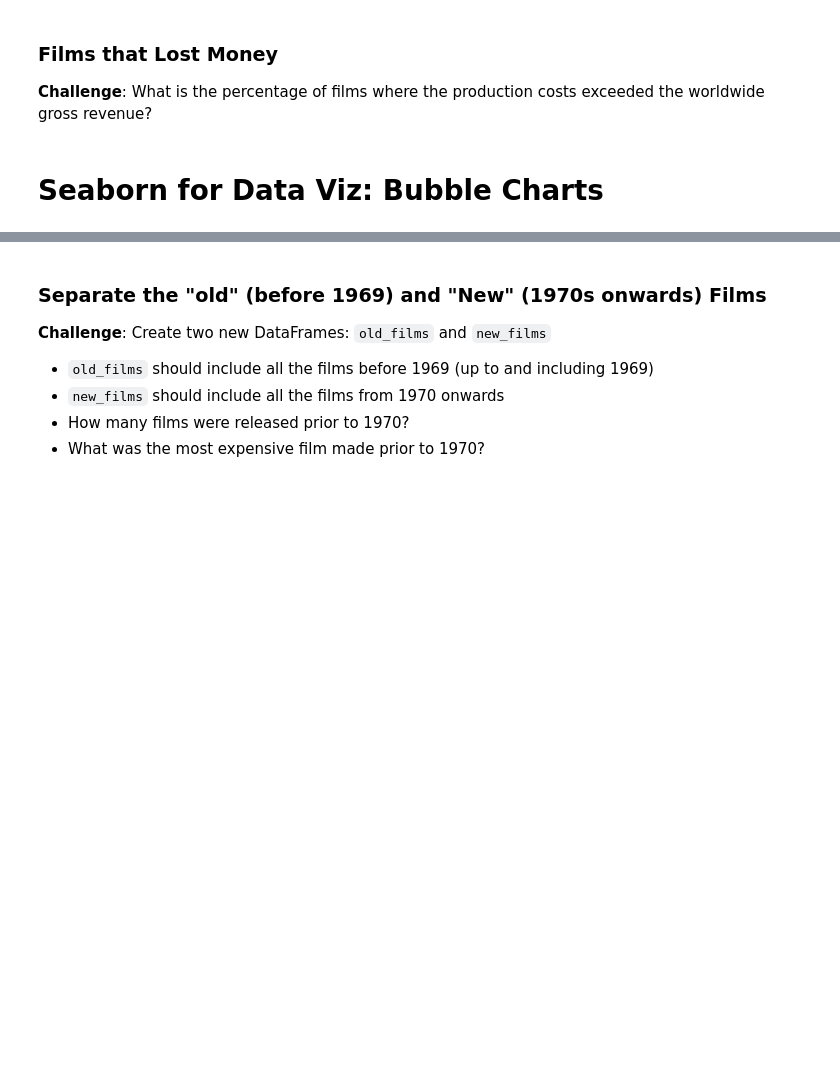
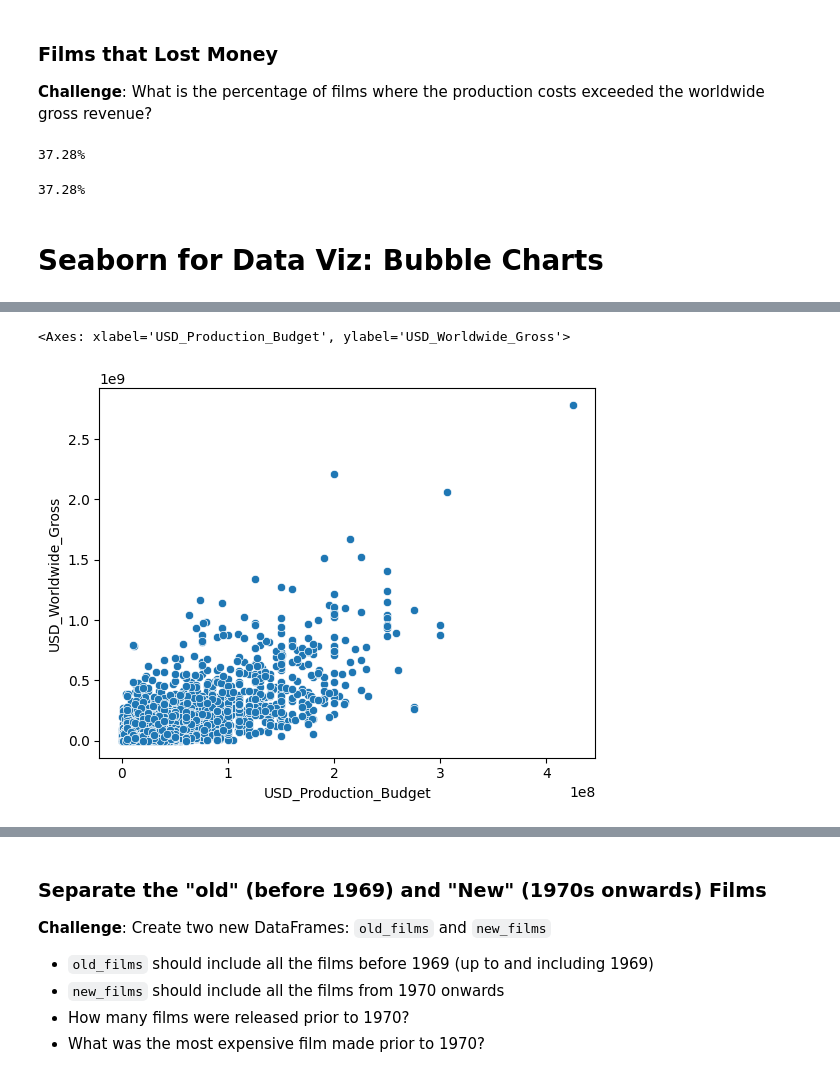
Before and after one commit to thandora/100-days-of-code-udemy, a Jupyter notebook: day-077-seaborn-linear-regression/linear_regression.ipynb, the cells around one changed output, grey strips where cells are left out. Cells and saved outputs as stored; diff of their text form; code cells hidden in the pictures; blank space fills up the shorter version.

```diff
--- a/day-077-seaborn-linear-regression/linear_regression.ipynb
+++ b/day-077-seaborn-linear-regression/linear_regression.ipynb
@@ -334,2 +349,7 @@ Hint: This time you'll have to use the `and` keyword.
 # Date of Data Collection
 scrape_date = pd.Timestamp("2018-5-1")
+# %%
+# C1. Identify which films were not released yet as of the time of data collection (May 1st, 2018)
+filt = data["Release_Date"] > scrape_date
+data_unreleased = data[filt]
+data_unreleased
@@ -335,0 +372,4 @@ scrape_date = pd.Timestamp("2018-5-1")
+# %%
+# C3. Create another DataFrame called data_clean that does not include these films.
+data_clean = data.drop(data_unreleased.index)
+data_clean
@@ -338,6 +392,20 @@ scrape_date = pd.Timestamp("2018-5-1")
 
 **Challenge**:
 What is the percentage of films where the production costs exceeded the worldwide gross revenue?
+# %%
+filt_loss = data_clean["USD_Production_Budget"] > data_clean["USD_Worldwide_Gross"]
+loss_percent = len(data_clean.loc[filt_loss]) / len(data_clean)
+print(f"{loss_percent * 100:.2f}%")
+# %% [output]
+37.28%
+# %%
+# Using .query()
+loss_percent_2 = len(
+    data_clean.query("USD_Production_Budget > USD_Worldwide_Gross")
+) / len(data_clean)
+print(f"{loss_percent_2 * 100:.2f}%")
+# %% [output]
+37.28%
 # %% [markdown]
 # Seaborn for Data Viz: Bubble Charts
 # %% [markdown]
@@ -346,3 +414,9 @@ What is the percentage of films where the production costs exceeded the worldwid
 **Challenge**: Try to create the following Bubble Chart:
 
 <img src=https://i.imgur.com/8fUn9T6.png>
+# %%
+# Basic scatter plot
+sns.scatterplot(data_clean, x="USD_Production_Budget", y="USD_Worldwide_Gross")
+# %% [output]
+<Axes: xlabel='USD_Production_Budget', ylabel='USD_Worldwide_Gross'>
+[figure, added]
```
Also changed, not shown: parts of 32 cells of this notebook.
